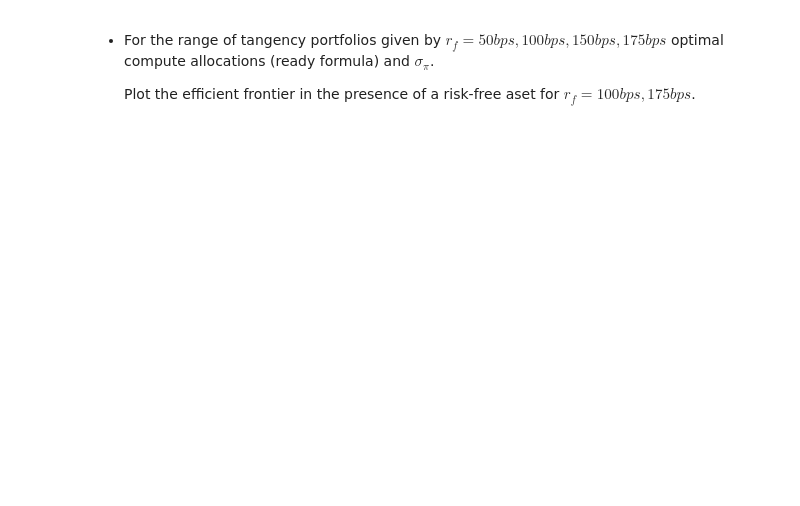
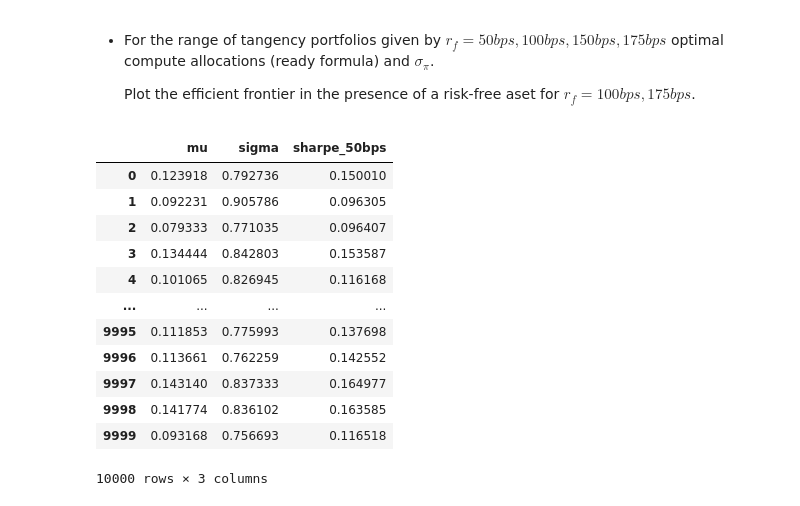
Before and after one commit to fbristotti/cqf, a Jupyter notebook: exam1/exam1.ipynb, the cells around one changed output. Cells and saved outputs as stored; diff of their text form; code cells hidden in the pictures; blank space fills up the shorter version.

```diff
--- a/exam1/exam1.ipynb
+++ b/exam1/exam1.ipynb
@@ -122,3 +143,21 @@ Consider optmization for a tangency portfolio (maximum Sharpe Ratio).
 - For the range of tangency portfolios given by $r_f=50bps, 100bps, 150bps, 175bps$ optimal compute allocations (ready formula) and $\sigma_{\pi}$.
 
     Plot the efficient frontier in the presence of a risk-free aset for $r_f=100bps, 175bps$.
+# %%
+df_simul['sharpe_50bps'] = (df_simul.mu - 0.005) / df_simul.sigma
+# %%
+df_simul
+# %% [output]
+|  | mu | sigma | sharpe_50bps |
+| 0 | 0.123918 | 0.792736 | 0.150010 |
+| 1 | 0.092231 | 0.905786 | 0.096305 |
+| 2 | 0.079333 | 0.771035 | 0.096407 |
+| 3 | 0.134444 | 0.842803 | 0.153587 |
+| 4 | 0.101065 | 0.826945 | 0.116168 |
+| ... | ... | ... | ... |
+| 9995 | 0.111853 | 0.775993 | 0.137698 |
+| 9996 | 0.113661 | 0.762259 | 0.142552 |
+| 9997 | 0.143140 | 0.837333 | 0.164977 |
+| 9998 | 0.141774 | 0.836102 | 0.163585 |
+| 9999 | 0.093168 | 0.756693 | 0.116518 |
+10000 rows × 3 columns
```
Also changed, not shown: parts of 5 cells of this notebook.
